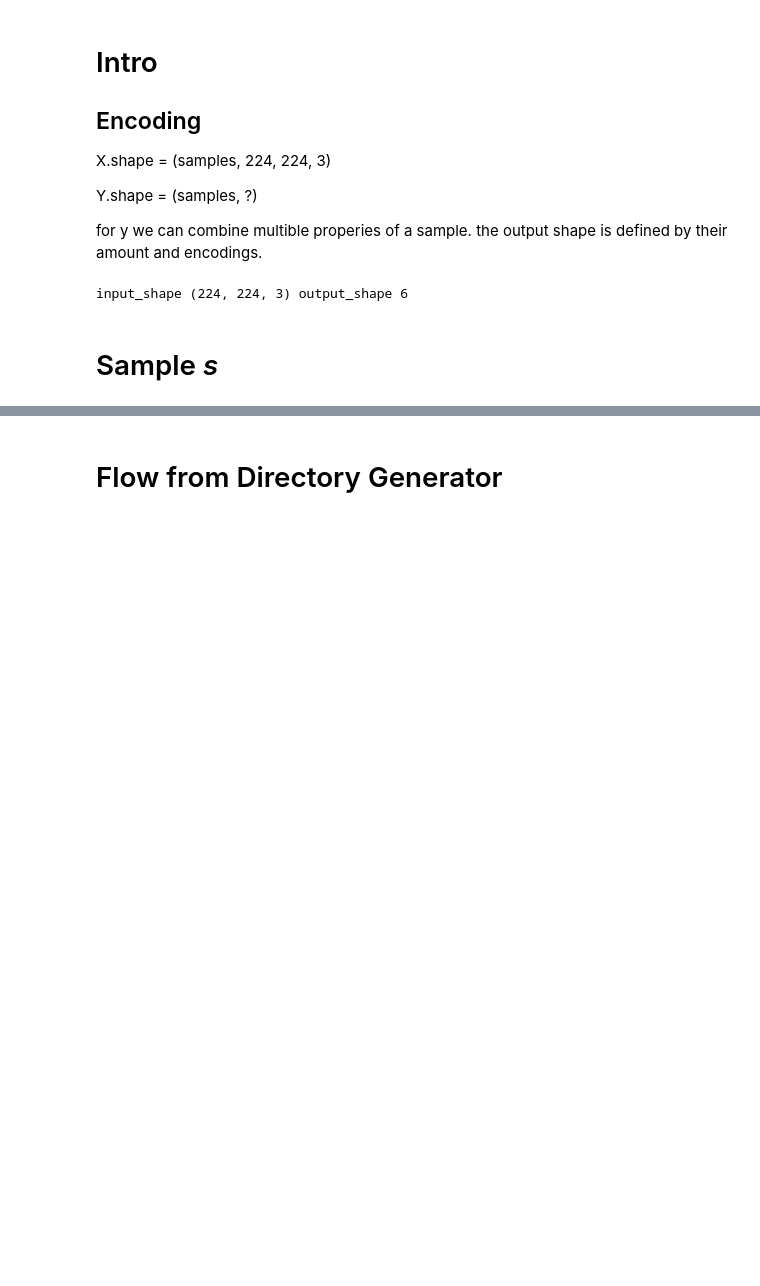
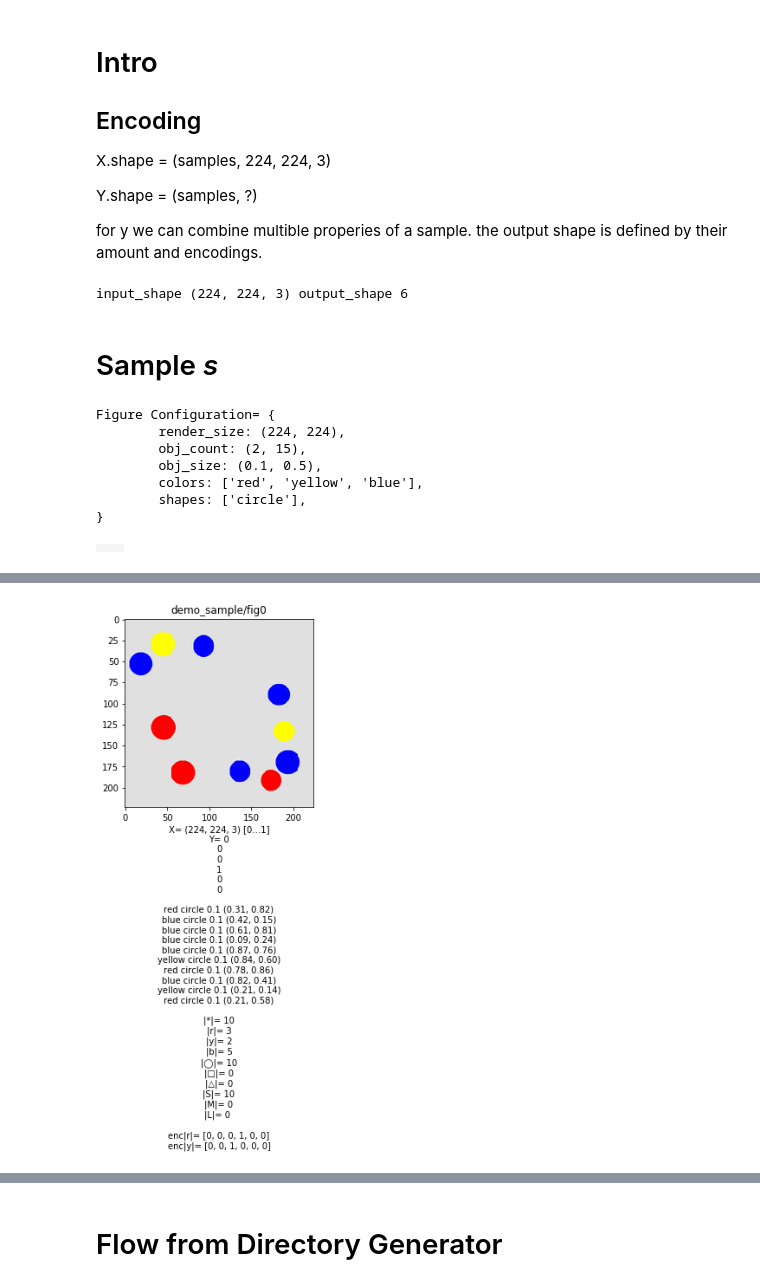
Before and after one commit to glouwa/app-kandinsky-pattern-generator, a Jupyter notebook: kandinsky_in_colab_Datagenerator_from_Frame.ipynb, the cells around one changed output, grey strips where cells are left out. Drawn from its saved outputs; the diff is of its cells as text; code cells hidden in the pictures; blank space fills up the shorter version.

```diff
--- a/kandinsky_in_colab_Datagenerator_from_Frame.ipynb
+++ b/kandinsky_in_colab_Datagenerator_from_Frame.ipynb
@@ -101,6 +99,8 @@ to_line_list = lambda dic:"\n\t".join("{:}: {},".format(k, v) for k, v in dic.it
 # %% [markdown]
 # Sample *s*
 # %%
+#@title Create a Sample { vertical-output: true }
+
 default_figure_config = dict(
     render_size = image_shape,
     obj_count = (2, 15),
@@ -112,11 +112,9 @@ default_figure_config = dict(
 class Sample:
     def __init__(self, id, fig_cfg=None):
         #print('touching sample %s/%d'%(set_path, fid))
-
         self.ID = id
         self.f_config = fig_cfg
         self.f, pil = self.loadOrGenerate()
-
         self.x = {
             'fig': self.f,
             'pil': pil,
@@ -142,6 +140,7 @@ class Sample:
             #'enc|yS△|': to_onehot(count ),
             #'enc|y△|': to_onehot(count ),
             'enc|r|':    to_onehot(self.counts['|r|'], max_count),
+            'enc|y|':    to_onehot(self.counts['|y|'], max_count),
             #'enc|y△ left|': to_onehot(count ),
             #'enc|y△ top|': to_onehot(count ),
             #'enc|y△ ontop r△|': to_onehot(count ),
@@ -171,7 +170,7 @@ class Sample:
 
     def compileY(self):
         #return [ *self.encoded['enc|*|'], *self.encoded['enc|r|'] ]
-        return [ *self.encoded['enc|r|'] ], '%d red circles'%self.counts['|r|']
+        return self.encoded['enc|r|']
 
     def compilePandaColumns(self):
         return {
@@ -179,23 +178,45 @@ class Sample:
                 'ID': self.ID,
                 'file': "%s.png"%self.ID.split('/')[1],
                 #'Xshape': self.x['arr'].shape,
-                'Yreadable': self.compileY()[1]
+                'Yreadable': '%d red circles'%self.counts['|r|']
             },
             **self.counts,
             **self.encoded
         }
 
-    def plot(self, verbose=0, TitlePrefix=None):
+    def plot(self, verbose=0, title_prefix=None, X=None, Y=None):
+        X = X if X is not None else self.x['arr']
+        Y = Y if Y is not None else self.compileY()
         fig_str =  '\n'.join([str(f) for f in self.f])
-        y_str =    '\n'.join([str(y) for y in self.compileY()])
-        x_dim =    '%s [%.0f…%.0f]'%(self.x['arr'].shape, np.min(self.x['arr']), np.max(self.x['arr']))
+        x_dim =    '%s [%.0f…%.0f]'%(X.shape, np.min(X), np.max(X))
         counts =   '\n'.join(['%s= %s'%(k, v) for k, v in self.counts.items()])
         encoded =  '\n'.join(['%s= %s'%(k, v) for k, v in self.encoded.items()])
 
         #plt.xlabel('\n'.join([x_dim, y_str, fig_str, counts, encoded]))
-        if verbose == 0: plt.xlabel('X= %s\nY= %s'%(x_dim, y_str))
-        if verbose == 1: plt.xlabel('X= %s\nY= %s\n\n%s'%(x_dim, y_str, counts))
-        if verbose == 2: plt.xlabel('X= %s\nY= %s\n\n%s\n\n%s \n\n%s'%(x_dim, y_str, fig_str, counts, encoded))
-        plt.imshow(self.x['pil'])
-        plt.title(self)
+        if verbose == 0: plt.xlabel('X= %s\nY= %s'%(x_dim, Y))
+        if verbose == 1: plt.xlabel('X= %s\nY= %s\n\n%s'%(x_dim, Y, counts))
+        if verbose == 2: plt.xlabel('X= %s\nY= %s\n\n%s\n\n%s \n\n%s'%(x_dim, Y, fig_str, counts, encoded))
+
+        plt.imshow(X)
+        plt.title('\n'.join([ *([title_prefix] if title_prefix else []), str(self)]))
         plt.show()
+
+print("Figure Configuration= {\n\t%s\n}"%to_line_list(default_figure_config))
+
+grid = widgets.Grid(1, 2)
+with grid.output_to(0, 0):
+    example = Sample('demo_sample/fig0', default_figure_config)
+    example.plot(verbose=2)
+
+with grid.output_to(0, 1):
+    example_loaded = Sample('demo_sample/fig0', default_figure_config)
+    example_loaded.plot(verbose=2)
+# %% [output]
+Figure Configuration= {
+        render_size: (224, 224),
+        obj_count: (2, 15),
+        obj_size: (0.1, 0.5),
+        colors: ['red', 'yellow', 'blue'],
+        shapes: ['circle'],
+}
+|  |  |
@@ -201,0 +226 @@ class Sample:
+[figure, added]
```
Also changed, not shown: parts of 48 cells of this notebook.
